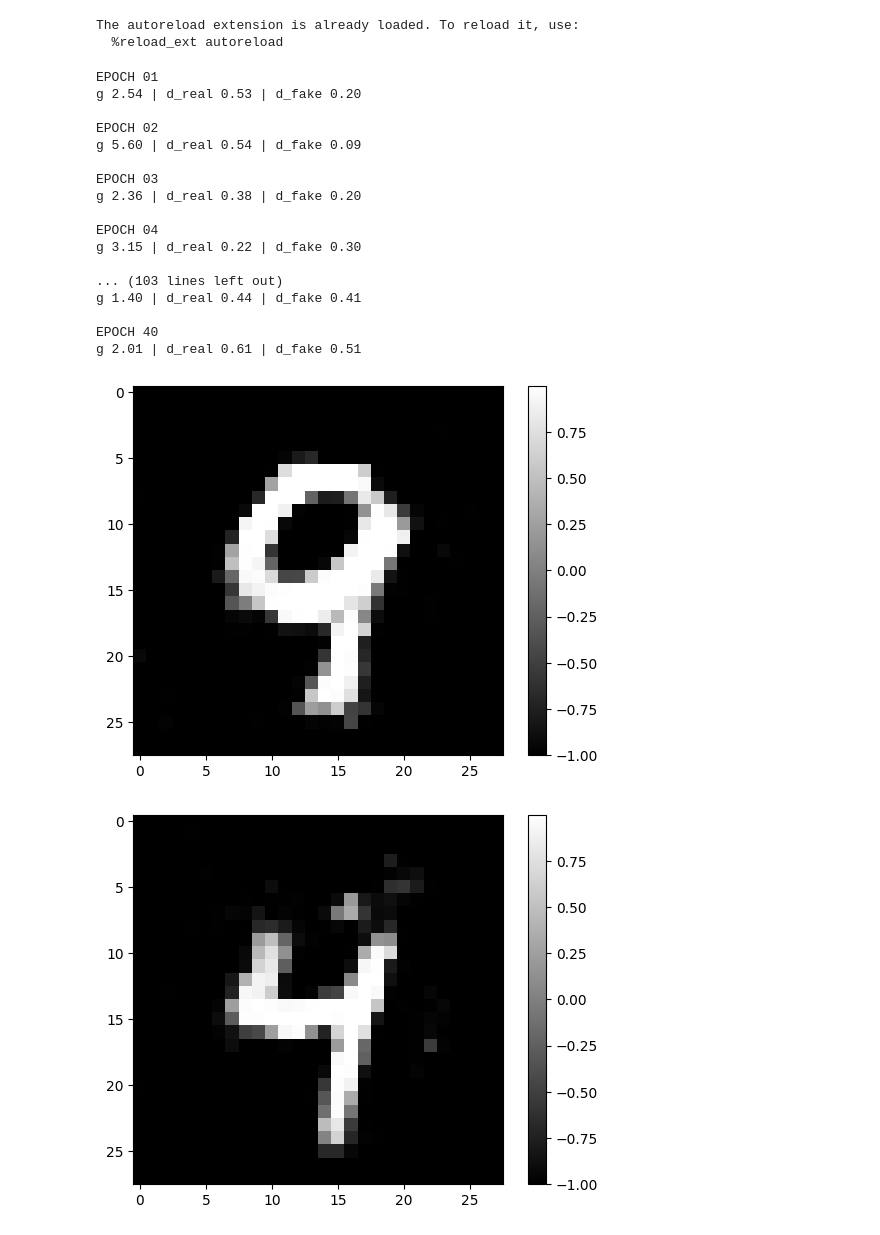
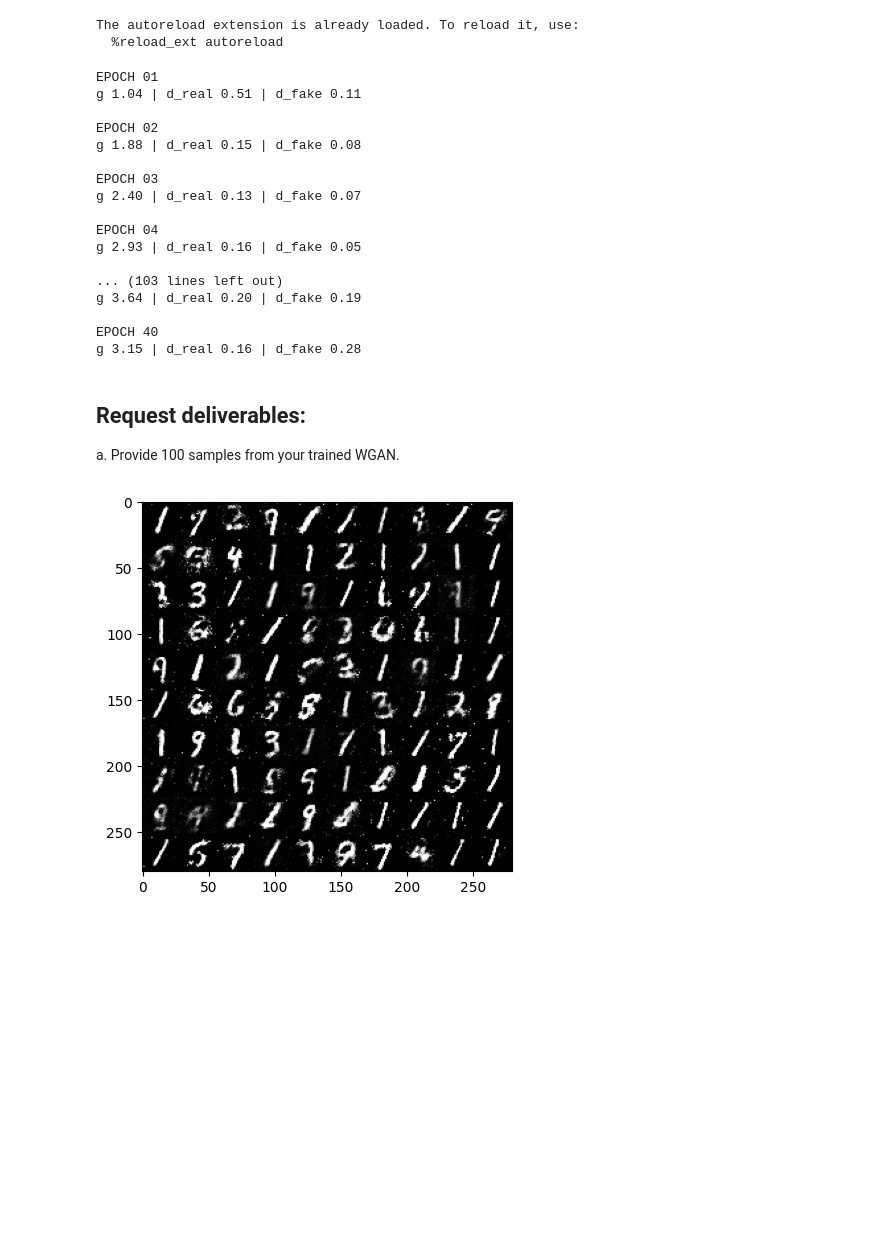
Before and after one commit to asy51/deepgenmodels, a Jupyter notebook: hw2.ipynb, the cells around one changed output. Saved outputs shown, nothing was run; the diff lists cells and outputs as text; code cells hidden in the pictures; blank space fills up the shorter version.

```diff
--- a/hw2.ipynb
+++ b/hw2.ipynb
@@ -77,9 +81,11 @@ class G(nn.Module):
             nn.Linear(28*28*2, 28*28), nn.Tanh(),
         ).to(device)
 
-    def forward(self):
-        z = torch.randn((self.batch_size, self.latent_dim)).to(self.device)
+    def forward(self, z=None):
+        if z is None:
+            z = torch.randn((self.batch_size, self.latent_dim)).to(self.device)
         return self.net(z).reshape((-1, 28, 28))
+
 
 class D(nn.Module):
     def __init__(self):
@@ -154,33 +160,36 @@ for epoch_ndx in range(1, N_EPOCH+1):
         real_img = batch[0].to(DEVICE)
         gan.iterate(real_img)
     print()
-    print()
 # %% [output]
 EPOCH 01
-g 2.54 | d_real 0.53 | d_fake 0.20
+g 1.04 | d_real 0.51 | d_fake 0.11
 
 EPOCH 02
-g 5.60 | d_real 0.54 | d_fake 0.09
+g 1.88 | d_real 0.15 | d_fake 0.08
 
 EPOCH 03
-g 2.36 | d_real 0.38 | d_fake 0.20
+g 2.40 | d_real 0.13 | d_fake 0.07
 
 EPOCH 04
-g 3.15 | d_real 0.22 | d_fake 0.30
+g 2.93 | d_real 0.16 | d_fake 0.05
 
 ... (103 lines left out)
-g 1.40 | d_real 0.44 | d_fake 0.41
+g 3.64 | d_real 0.20 | d_fake 0.19
 
 EPOCH 40
-g 2.01 | d_real 0.61 | d_fake 0.51
+g 3.15 | d_real 0.16 | d_fake 0.28
+# %% [markdown]
+## Request deliverables:
+
+a. Provide 100 samples from your trained WGAN.
 # %%
 gan.g.eval()
 with torch.no_grad():
-    fake = gan.g()
-for i in range(10):
-    im = plt.imshow(fake[i].cpu(), 'gray')
-    plt.colorbar(im)
-    plt.show()
+    fake = gan.g().cpu()[:100]
+
+x_pred = einops.rearrange(fake, '(img_h img_w) h w -> (img_h h) (img_w w)', img_h=10)
+im = plt.imshow(x_pred, 'gray')
+# plt.colorbar(im)
+plt.show()
 # %% [output]
-[figure, old version]
+[figure, new version]
-[figure, removed]
```
Also changed, not shown: parts of 9 cells of this notebook.
